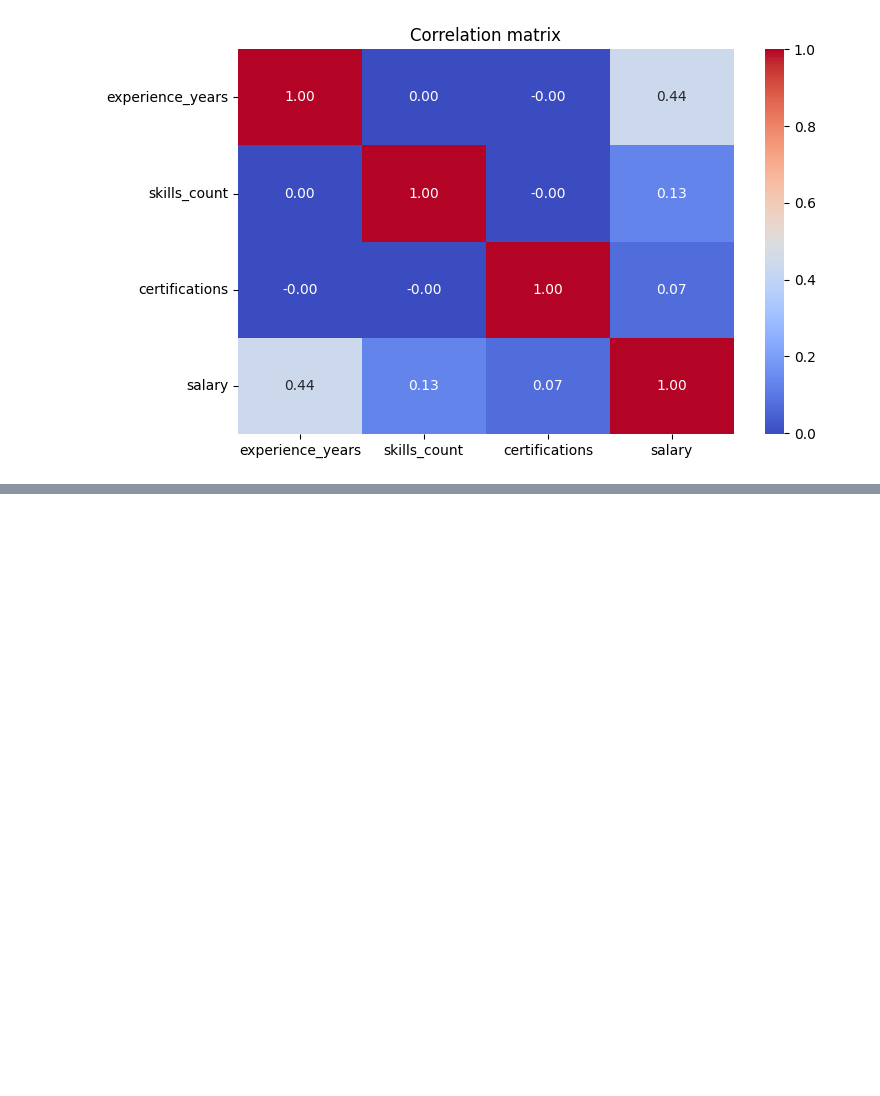
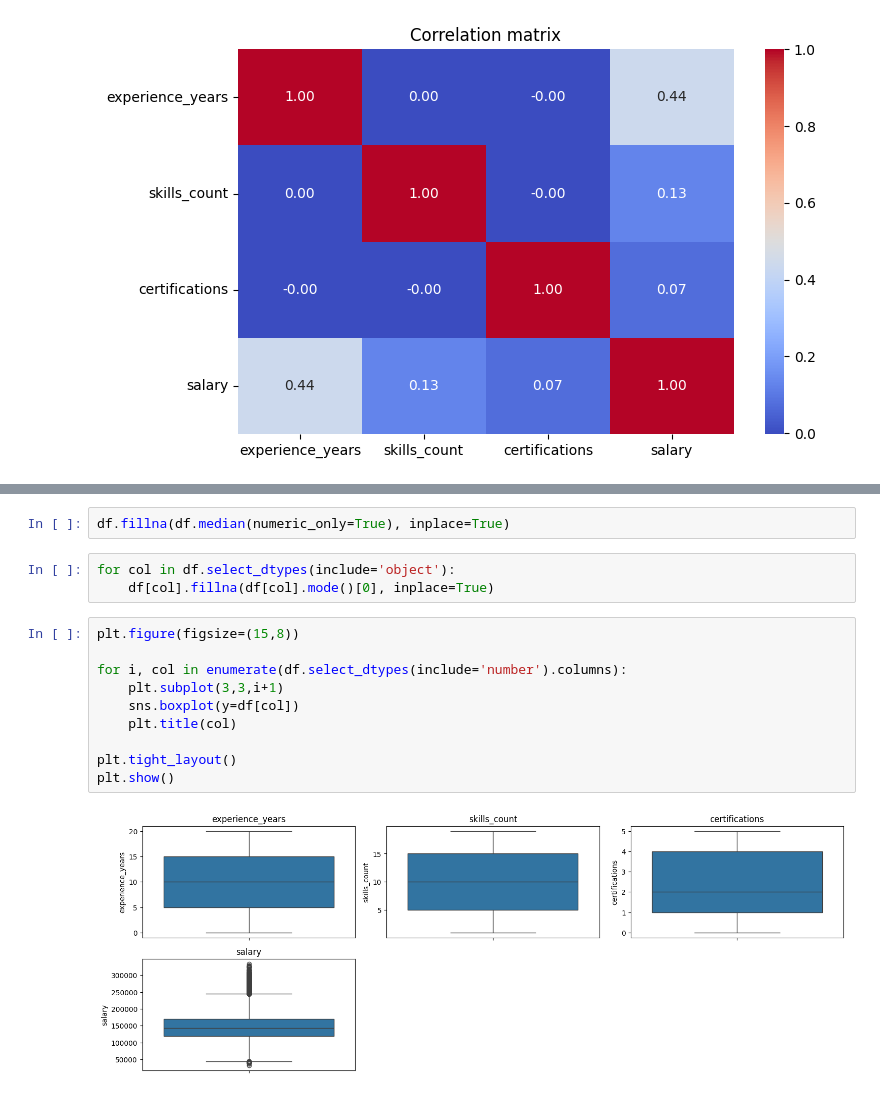
Before and after one commit to AvaniAgarwal-23/Job-Salary-Predictor, a Jupyter notebook: notebooks/01_eda.ipynb, the cells around one changed output, grey strips where cells are left out. Saved outputs shown, nothing was run; the diff lists cells and outputs as text; blank space fills up the shorter version.

```diff
--- a/notebooks/01_eda.ipynb
+++ b/notebooks/01_eda.ipynb
@@ -87,0 +104,17 @@ plt.show()
+# %%
+df.fillna(df.median(numeric_only=True), inplace=True)
+# %%
+for col in df.select_dtypes(include='object'):
+    df[col].fillna(df[col].mode()[0], inplace=True)
+# %%
+plt.figure(figsize=(15,8))
+
+for i, col in enumerate(df.select_dtypes(include='number').columns):
+    plt.subplot(3,3,i+1)
+    sns.boxplot(y=df[col])
+    plt.title(col)
+
+plt.tight_layout()
+plt.show()
+# %% [output]
+[figure, added]
```
Also changed, not shown: parts of 3 cells of this notebook.
